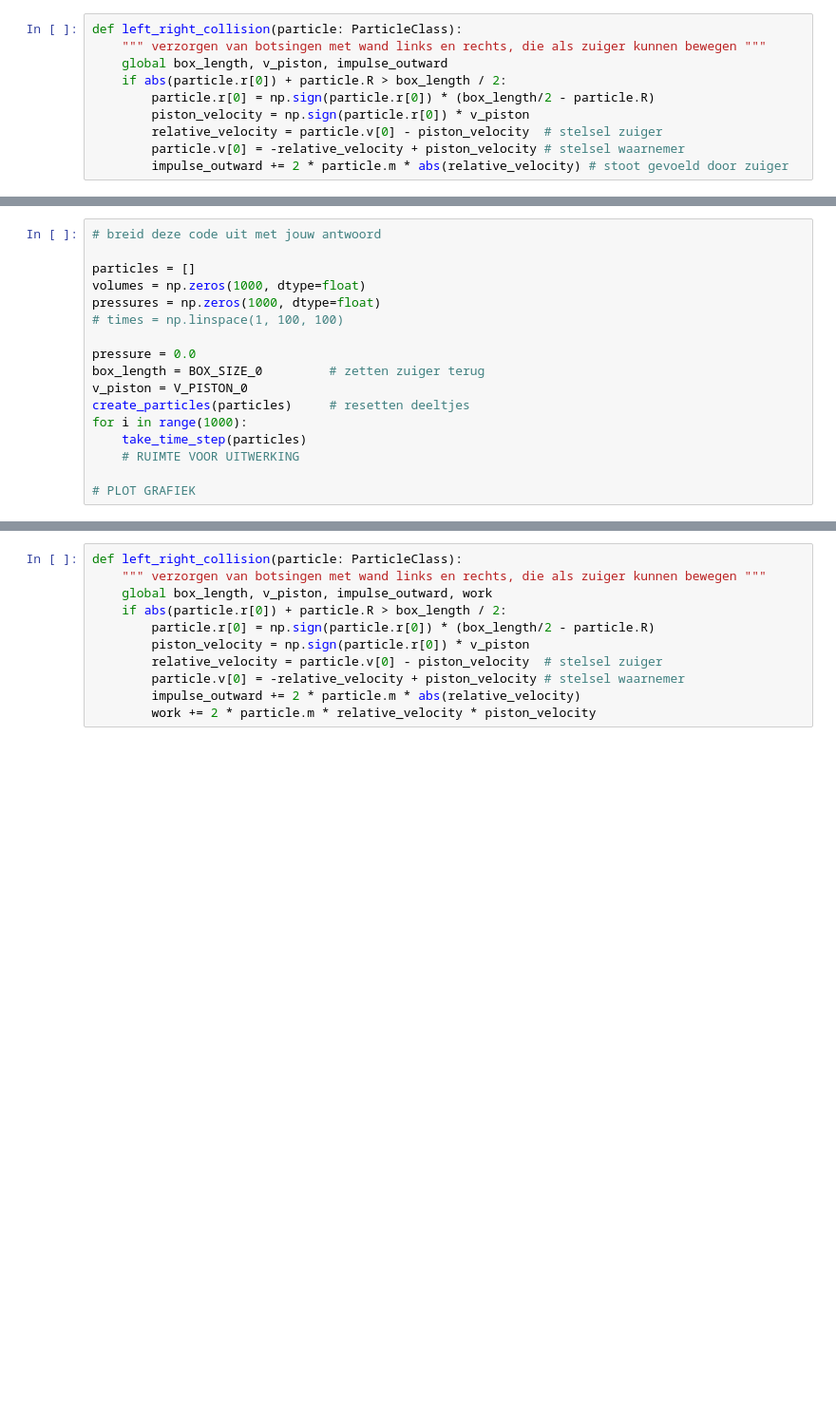
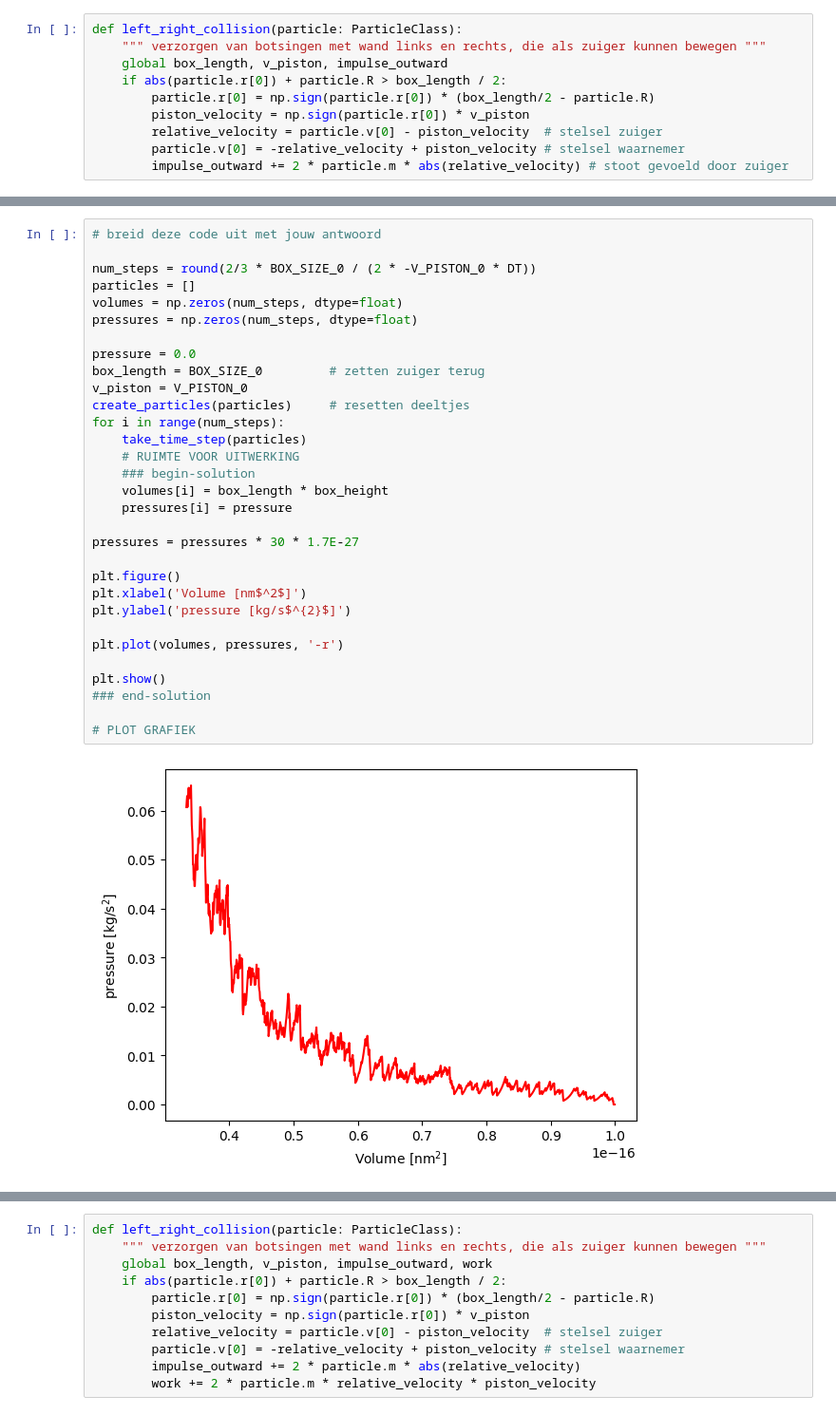
Before and after one commit to Contemporary-Physicslab/PySim, a Jupyter notebook: book/Q2/arbeid.ipynb, the cells around one changed output, grey strips where cells are left out. Shown at 95% size. Drawn from its saved outputs; the diff is of its cells as text; blank space fills up the shorter version.

```diff
--- a/book/Q2/arbeid.ipynb
+++ b/book/Q2/arbeid.ipynb
@@ -291,17 +305,33 @@ Maak een simulatie waarin niet de temperatuur, maar de druk als functie van het
 # %%
 # breid deze code uit met jouw antwoord
 
+num_steps = round(2/3 * BOX_SIZE_0 / (2 * -V_PISTON_0 * DT))
 particles = []
-volumes = np.zeros(1000, dtype=float)
-pressures = np.zeros(1000, dtype=float)
-# times = np.linspace(1, 100, 100)
+volumes = np.zeros(num_steps, dtype=float)
+pressures = np.zeros(num_steps, dtype=float)
 
 pressure = 0.0
 box_length = BOX_SIZE_0         # zetten zuiger terug
 v_piston = V_PISTON_0
 create_particles(particles)     # resetten deeltjes
-for i in range(1000):
+for i in range(num_steps):
     take_time_step(particles)
     # RUIMTE VOOR UITWERKING
+    ### begin-solution
+    volumes[i] = box_length * box_height
+    pressures[i] = pressure
+
+pressures = pressures * 30 * 1.7E-27
+
+plt.figure()
+plt.xlabel('Volume [nm$^2$]')
+plt.ylabel('pressure [kg/s$^{2}$]')
+
+plt.plot(volumes, pressures, '-r')
+
+plt.show()
+### end-solution
 
 # PLOT GRAFIEK
+# %% [output]
+[figure, added]
```
Also changed, not shown: parts of 38 cells of this notebook.
